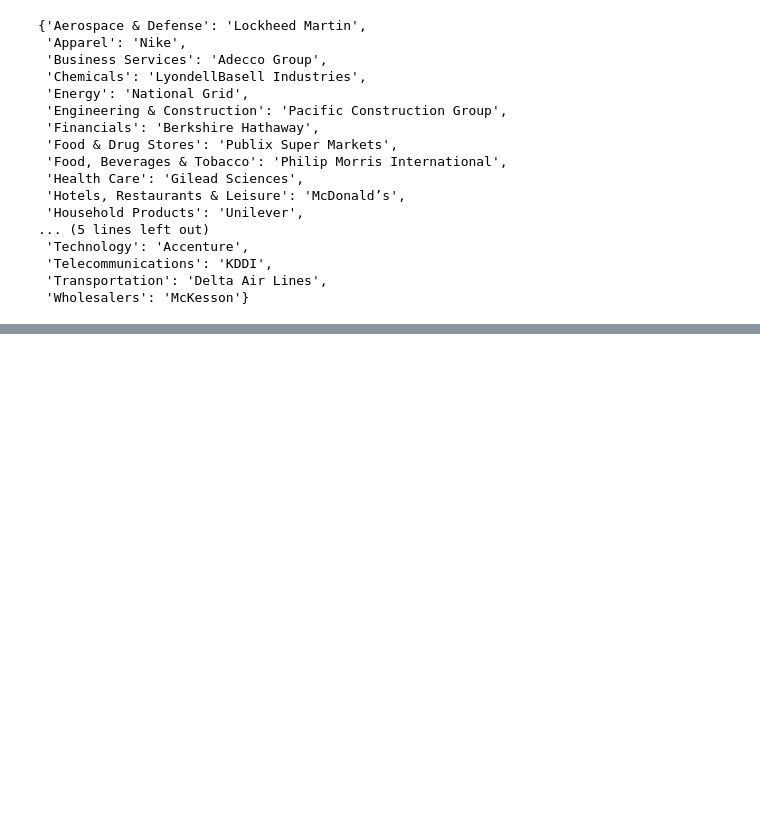
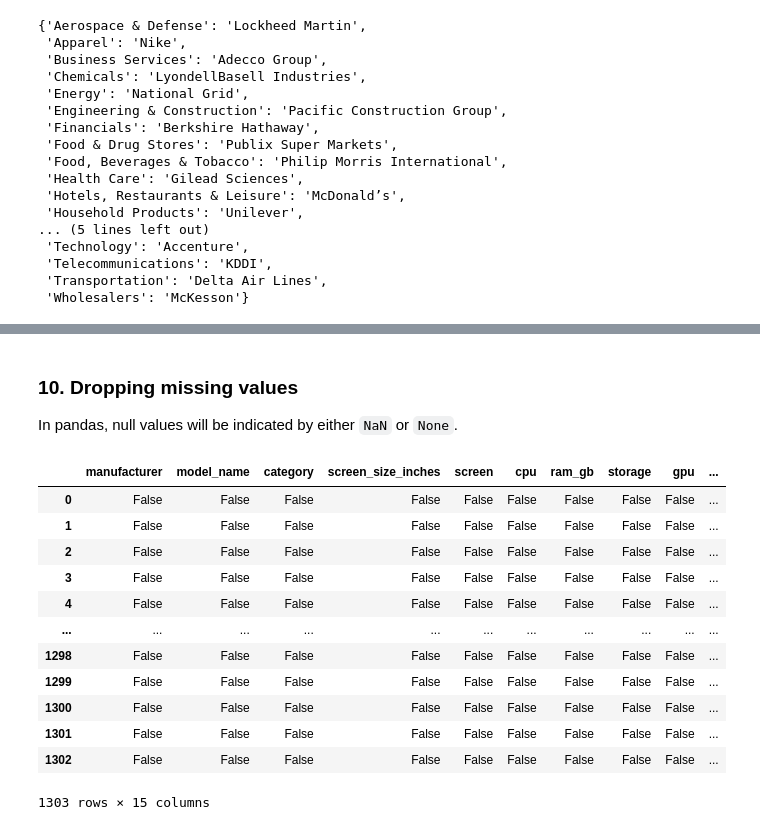
Before and after one commit to balaorcl/mlbasics, a Jupyter notebook: s2c1_pandas_numpy_fundas.ipynb, the cells around one changed output, grey strips where cells are left out. Cells and saved outputs as stored; diff of their text form; code cells hidden in the pictures; blank space fills up the shorter version.

```diff
--- a/s2c1_pandas_numpy_fundas.ipynb
+++ b/s2c1_pandas_numpy_fundas.ipynb
@@ -808,0 +1104,6 @@ top_roa_by_sector
+# %%
+# Rename ram to ram_gb
+laptops.rename({"ram" : "ram_gb"}, axis=1, inplace=True)
+# describe ram_gb
+ram_gb_desc = laptops["ram_gb"].describe()
+ram_gb_desc
@@ -808,0 +1152,8 @@ top_roa_by_sector
+# %%
+# gpu_manufacturer
+laptops["gpu_manufacturer"] = laptops["gpu"].str.split().str[0]
+# %%
+# Lets make cpu_manufacturer column
+laptops["cpu_manufacturer"] = (laptops["cpu"]
+                                       .str.split()
+                                       .str[0])
@@ -808,0 +1221,12 @@ top_roa_by_sector
+# %%
+mapping_dict = {
+    'Android': 'Android',
+    'Chrome OS': 'Chrome OS',
+    'Linux': 'Linux',
+    'Mac OS': 'macOS',
+    'No OS': 'No OS',
+    'Windows': 'Windows',
+    'macOS': 'macOS'
+}
+laptops["os"] = laptops["os"].map(mapping_dict)
+laptops["os"].value_counts()
@@ -808,0 +1241,21 @@ top_roa_by_sector
+# %% [markdown]
+### 10. Dropping missing values
+
+In pandas, null values will be indicated by either `NaN` or `None`.
+# %%
+# Identify missing values
+laptops.isnull()
+# %% [output]
+|  | manufacturer | model_name | category | screen_size_inches | screen | cpu | ram_gb | storage | gpu | ... |
+| 0 | False | False | False | False | False | False | False | False | False | ... |
+| 1 | False | False | False | False | False | False | False | False | False | ... |
+| 2 | False | False | False | False | False | False | False | False | False | ... |
+| 3 | False | False | False | False | False | False | False | False | False | ... |
+| 4 | False | False | False | False | False | False | False | False | False | ... |
+| ... | ... | ... | ... | ... | ... | ... | ... | ... | ... | ... |
+| 1298 | False | False | False | False | False | False | False | False | False | ... |
+| 1299 | False | False | False | False | False | False | False | False | False | ... |
+| 1300 | False | False | False | False | False | False | False | False | False | ... |
+| 1301 | False | False | False | False | False | False | False | False | False | ... |
+| 1302 | False | False | False | False | False | False | False | False | False | ... |
+1303 rows × 15 columns
```
Also changed, not shown: parts of 81 cells of this notebook.
